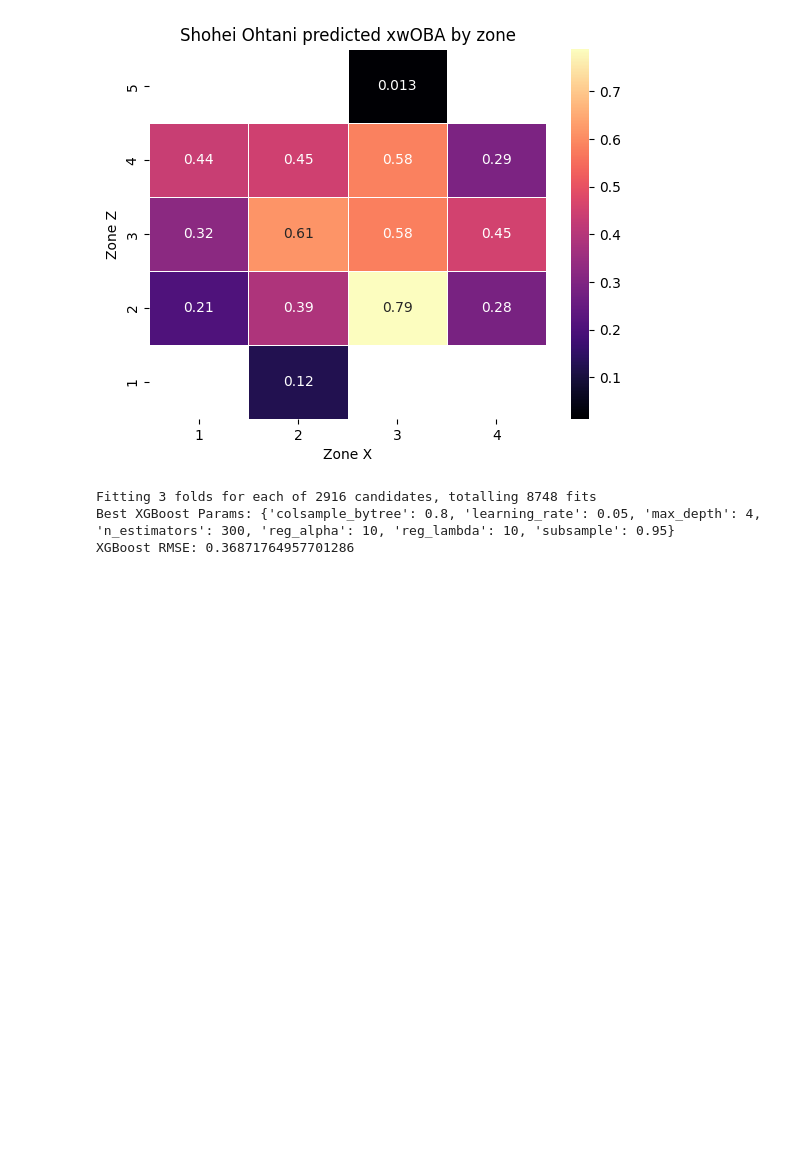
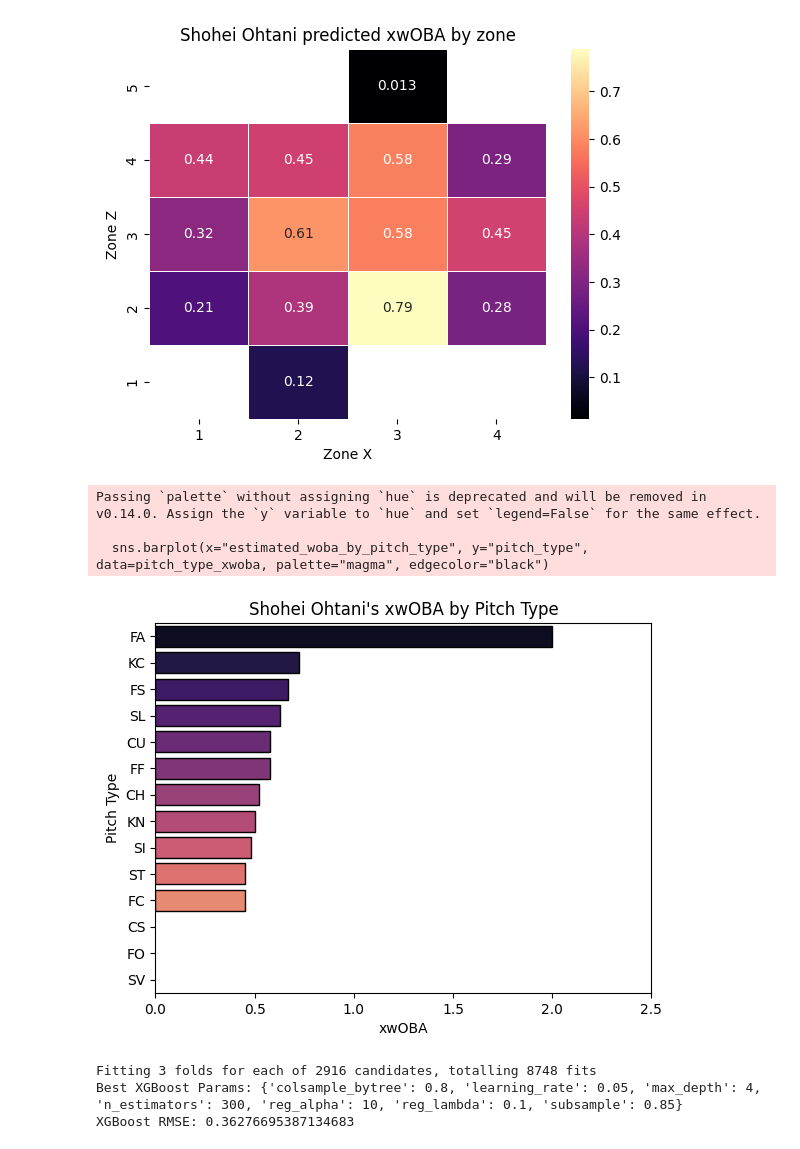
Before and after one commit to zybecker/DS-5500, a Jupyter notebook: Updated XGBoost.ipynb, the cells around one changed output. Drawn from its saved outputs; the diff is of its cells as text; code cells hidden in the pictures; blank space fills up the shorter version.

```diff
--- a/Updated XGBoost.ipynb
+++ b/Updated XGBoost.ipynb
@@ -114,11 +118,26 @@ plt.gca().invert_yaxis()
 plt.show()
 # %% [output]
 [figure]
+# %%
+pitch_type_xwoba = ohtani_data.groupby("pitch_type")["estimated_woba_by_pitch_type"].mean().reset_index()
+pitch_type_xwoba = pitch_type_xwoba.sort_values(by="estimated_woba_by_pitch_type", ascending=False)
+sns.barplot(x="estimated_woba_by_pitch_type", y="pitch_type", data=pitch_type_xwoba, palette="magma", edgecolor="black")
+plt.xlabel("xwOBA")
+plt.ylabel("Pitch Type")
+plt.title("Shohei Ohtani's xwOBA by Pitch Type")
+plt.xlim(0, 2.5)
+plt.show()
+# %% [output]
+Passing `palette` without assigning `hue` is deprecated and will be removed in v0.14.0. Assign the `y` variable to `hue` and set `legend=False` for the same effect.
+
+  sns.barplot(x="estimated_woba_by_pitch_type", y="pitch_type", data=pitch_type_xwoba, palette="magma", edgecolor="black")
+[figure, added]
 # %%
 pitch_data_bip = pitch_data[pitch_data["description"] == "hit_into_play"]
 
 features = ['release_speed', 'release_pos_x', 'release_pos_z', 'pfx_x', 'pfx_z', 'plate_x', 'plate_z', 'spin_axis',
-            'release_extension', 'estimated_woba_using_speedangle_zone_avg', 'cluster_label', 'n_thruorder_pitcher']
+            'release_extension', 'estimated_woba_using_speedangle_zone_avg',
+            'estimated_woba_by_pitch_type', 'cluster_label', 'n_thruorder_pitcher']
 
 target = 'estimated_woba_using_speedangle'
 pitch_data_clean = pitch_data_bip.dropna(subset=[target])
@@ -150,8 +169,8 @@ print(f"Best XGBoost Params: {best_params}")
 print(f"XGBoost RMSE: {rmse}")
 # %% [output]
 Fitting 3 folds for each of 2916 candidates, totalling 8748 fits
-Best XGBoost Params: {'colsample_bytree': 0.8, 'learning_rate': 0.05, 'max_depth': 4, 'n_estimators': 300, 'reg_alpha': 10, 'reg_lambda': 10, 'subsample': 0.95}
-XGBoost RMSE: 0.36871764957701286
+Best XGBoost Params: {'colsample_bytree': 0.8, 'learning_rate': 0.05, 'max_depth': 4, 'n_estimators': 300, 'reg_alpha': 10, 'reg_lambda': 0.1, 'subsample': 0.85}
+XGBoost RMSE: 0.36276695387134683
 # %%
 xgb.plot_importance(best_model, importance_type='weight', max_num_features=12)
 plt.show()
```
Also changed, not shown: parts of 4 cells of this notebook.
